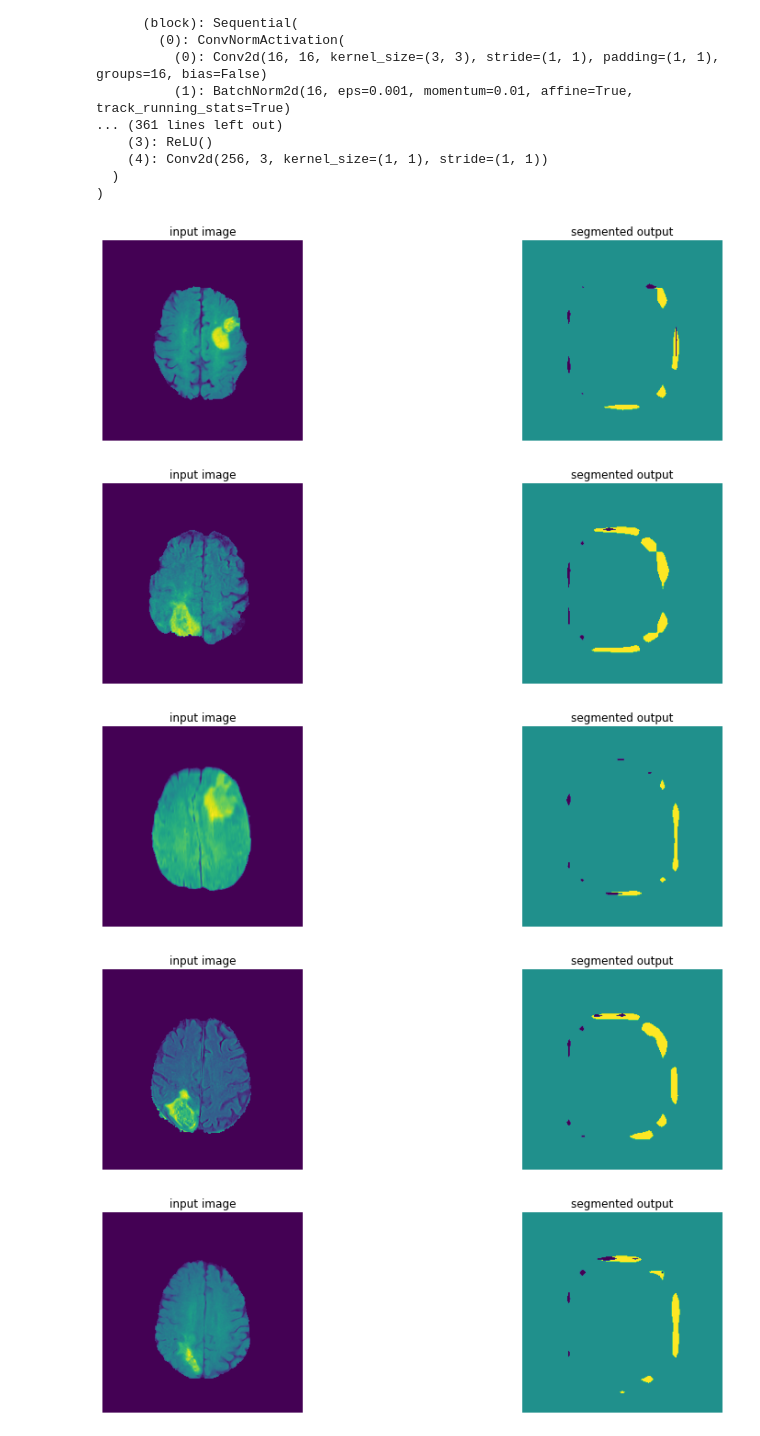
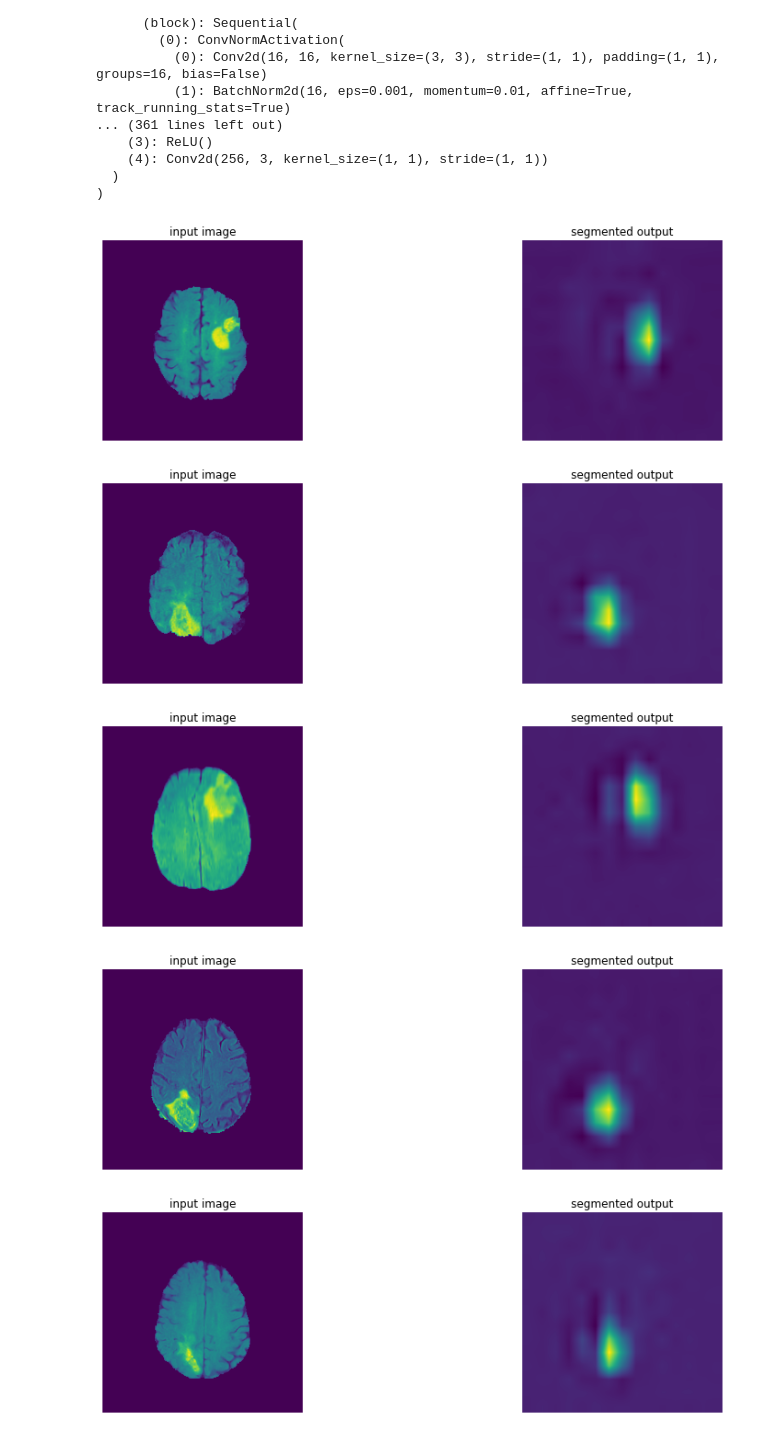
Before and after one commit to lorenzo99pepe/deep_learning_project, a Jupyter notebook: 0-total_pipeline_test.ipynb, the cells around one changed output. Drawn from its saved outputs; the diff is of its cells as text; code cells hidden in the pictures.

Commit message:
first deeplab working prediction

```diff
--- a/0-total_pipeline_test.ipynb
+++ b/0-total_pipeline_test.ipynb
@@ -256,40 +288,38 @@ DeepLabV3(
     (4): Conv2d(256, 3, kernel_size=(1, 1), stride=(1, 1))
   )
 )
-# %%
-input_tensor = torch.tensor(images[type_names.index(type_to_use)][0]).expand(3, -1, -1).type(torch.ShortTensor).float()
 # %%
 indexes_predict = np.arange(0, 20)
 
 for i in indexes_predict:
     input_tensor = torch.tensor(images[type_names.index(type_to_use)][i]).expand(3, -1, -1).type(torch.ShortTensor).float()
 
     input_batch = input_tensor.unsqueeze(0)
 
     with torch.no_grad():
         output = model(input_batch)['out'][0]
-    output_predictions = output.argmax(0)
+    output_predictions = output #.argmax(0)
 
     # create a color pallette, selecting a color for each class
     palette = torch.tensor([2 ** 25 - 1, 2 ** 15 - 1, 2 ** 21 - 1])
     colors = torch.as_tensor([i for i in range(21)])[:, None] * palette
     colors = (colors % 255).numpy().astype("uint8")
 
     # r = Image.fromarray(output_predictions.byte().cpu().numpy()).resize(input_tensor.size)
     # r.putpalette(colors)
 
     f, ax = plt.subplots(1, 2, figsize=(15, 4))
     ax[0].set_title('input image')
     ax[0].axis('off')
     ax[0].imshow(input_tensor[0])
     ax[1].set_title('segmented output')
     ax[1].axis('off')
-    plt.imshow(output_predictions)
+    plt.imshow(output_predictions[0])
     #plt.savefig("segmented_output.png", bbox_inches='tight')
     plt.show()
 # %% [output]
-[figure, old version]
+[figure, new version]
-[figure, old version]
+[figure, new version]
-[figure, old version]
+[figure, new version]
-[figure, old version]
+[figure, new version]
-[figure, old version]
+[figure, new version]
```
Also changed, not shown: parts of 4 cells of this notebook, 2 other files.
